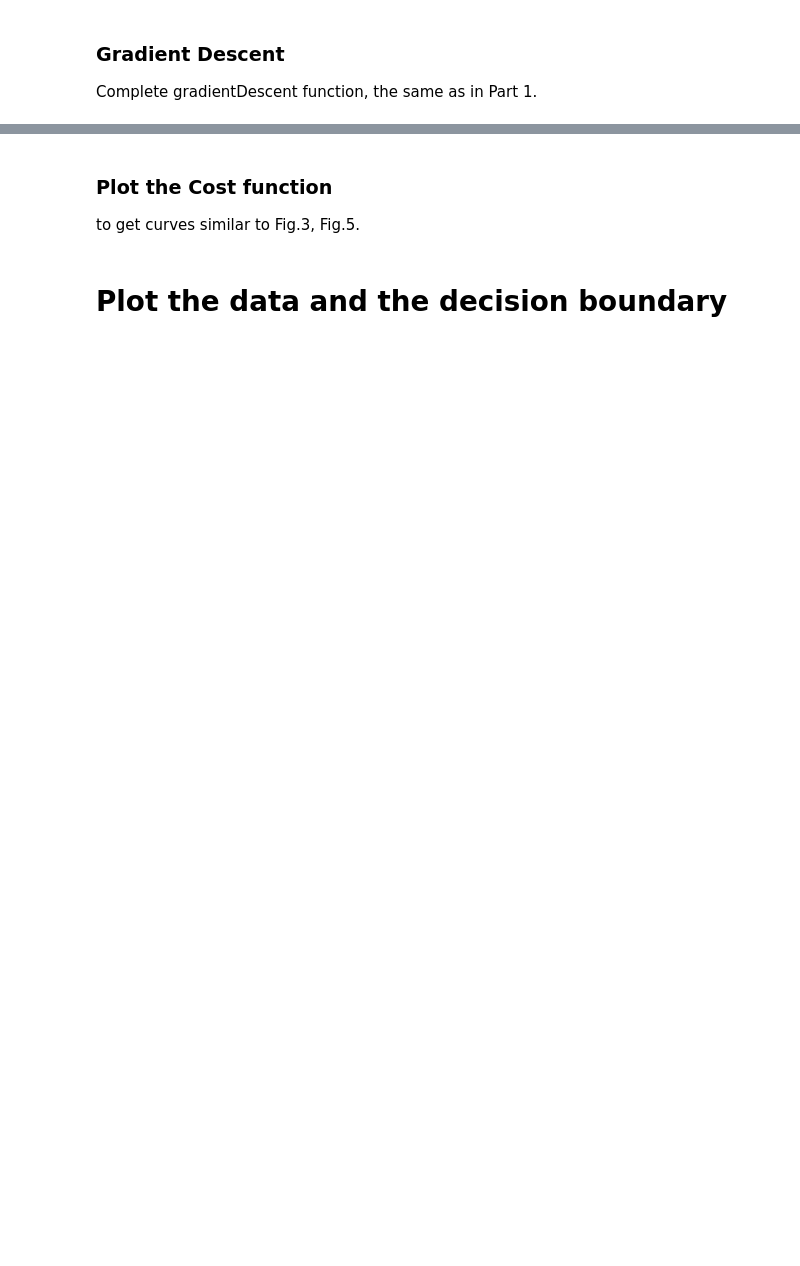
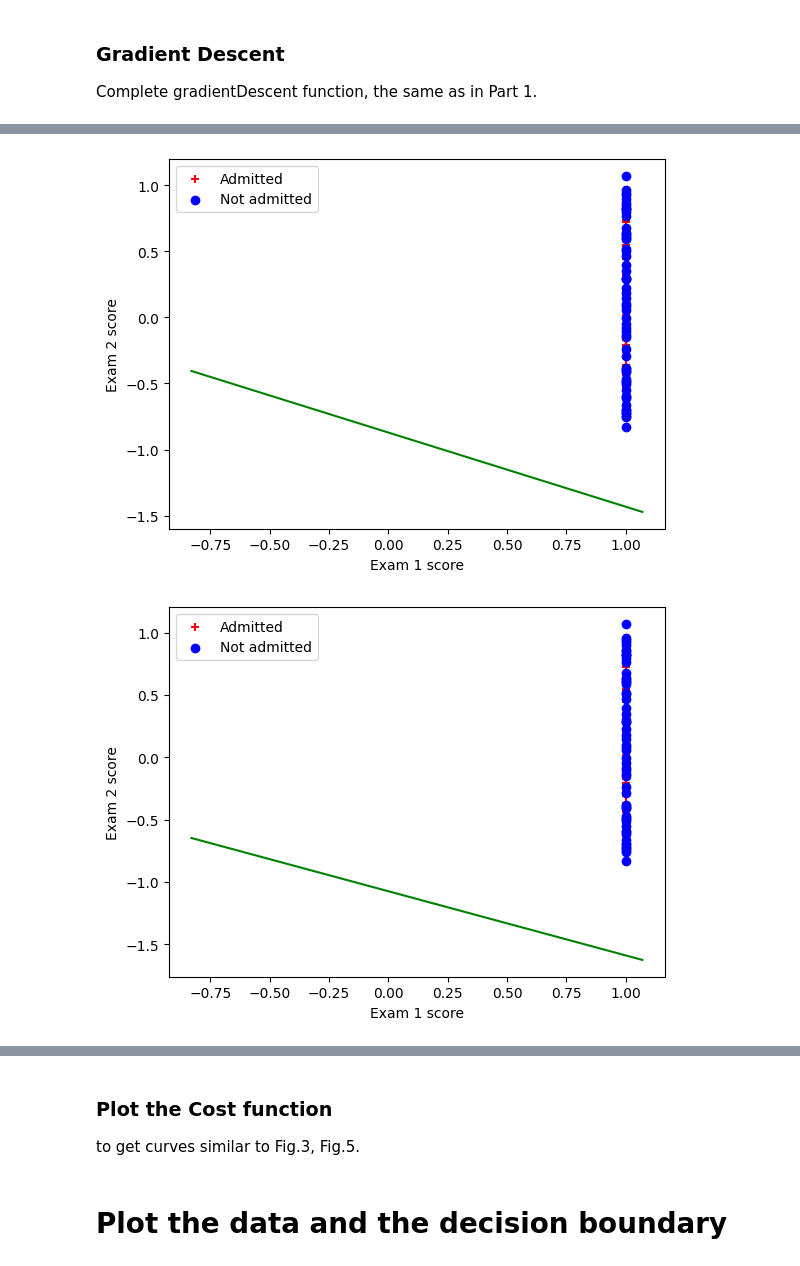
Before and after one commit to P-Ramos16/AA, a Jupyter notebook: Class3/lab3/ML_Regularized_LogReg.ipynb, the cells around one changed output, grey strips where cells are left out. Cells and saved outputs as stored; diff of their text form; code cells hidden in the pictures; blank space fills up the shorter version.

```diff
--- a/Class3/lab3/ML_Regularized_LogReg.ipynb
+++ b/Class3/lab3/ML_Regularized_LogReg.ipynb
@@ -165,27 +186,24 @@ print("Cost for initial theta is",round(cost,3) )  #ANSWER: Cost for initial the
 
 Complete gradientDescent function, the same as in Part 1.
 # %%
-def gradientDescent(X,y,theta,alpha,num_iters,Lambda):
+def gradientDescent(X,y,theta,alpha,num_iters, Lambda):
     """
     Take in numpy array X, y and theta and update theta by taking num_iters gradient steps
     with learning rate of alpha
 
     return theta and the list of the cost of theta during each iteration
     """
+    #number of training examples
+    #m = X.shape[0]
 
-    J_history =[]
+    J_history = []
 
     for i in range(num_iters):
-
-        #call CostFunctionReg
-        cost, grad = ?
-
-        #update theta
-        theta = ?
-
+        cost, grad = costFunctionReg(X, y, theta, Lambda)
+        theta = theta - alpha * grad
         J_history.append(cost)
 
-    return theta , J_history
+    return theta, J_history
 # %% [markdown]
 ### TESTS
 
@@ -224,0 +237,31 @@ theta , J_history = gradientDescent(Xmap,y,initial_theta,alpha,iterat,Lambda)
+# %%
+Lambda = [0, 1, 10]
+alpha = 0.5
+iterat = [10000, 1000, 200]
+n = Xmap.shape[1]
+initial_theta = np.zeros((n, 1))
+
+for i in range(len(Lambda)):
+    theta , J_history = gradientDescent(Xmap, y, initial_theta, alpha, iterat[i], Lambda[i])
+    cost, grad = costFunctionReg(Xmap, y, initial_theta, Lambda[i])
+
+    """ plt.plot(J_history, label=str(i))
+    plt.show() """
+
+    pos = (y==1)
+    neg = (y==0)
+    plt.scatter(Xmap[pos[:,0],0], Xmap[pos[:,0],1], c="r", marker="+")
+    plt.scatter(Xmap[neg[:,0],0], Xmap[neg[:,0],1], c="b", marker="o")
+
+    #Sugestion how to plot the decision boundary (the green line)
+    x_value= np.array([np.min(Xmap[:,1]),np.max(Xmap[:,1])])
+    y_value=-(theta[0] + theta[1] * x_value) / theta[2]
+    plt.plot(x_value, y_value, "g")
+
+    plt.xlabel("Exam 1 score")
+    plt.ylabel("Exam 2 score")
+    plt.legend(["Admitted","Not admitted"])
+    plt.show()
+# %% [output]
+[figure, added]
+[figure, added]
```
Also changed, not shown: parts of 15 cells of this notebook, 17 other files.
